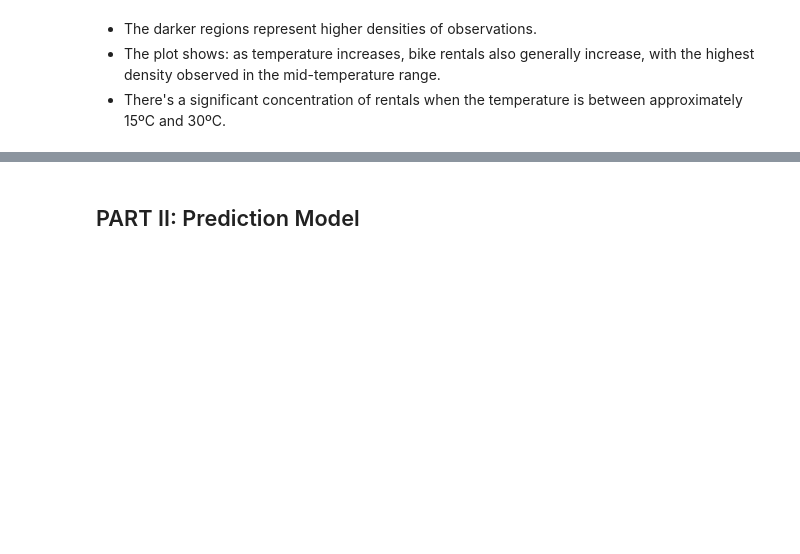
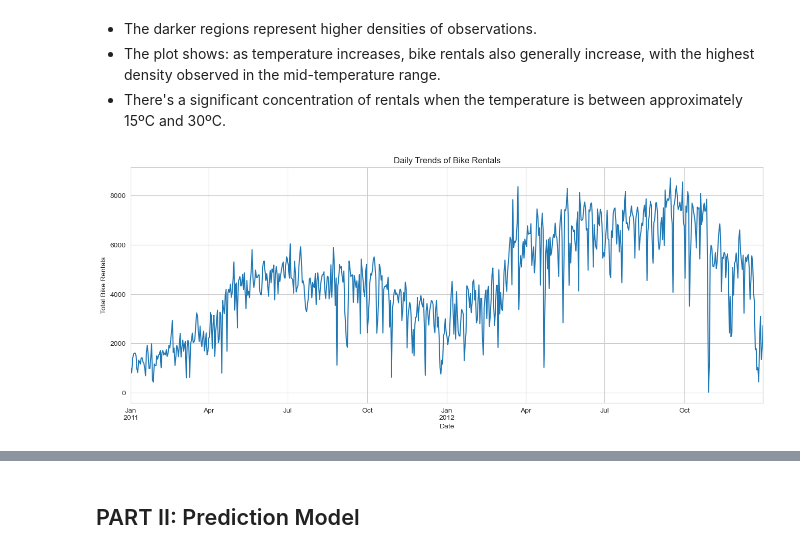
Before and after one commit to gor2000/PYTHON_II_GP, a Jupyter notebook: Group5_Notebook_Assignment2.ipynb, the cells around one changed output, grey strips where cells are left out. Saved outputs shown, nothing was run; the diff lists cells and outputs as text; code cells hidden in the pictures; blank space fills up the shorter version.

```diff
--- a/Group5_Notebook_Assignment2.ipynb
+++ b/Group5_Notebook_Assignment2.ipynb
@@ -148,3 +147,18 @@ del df['actual_temp']
 * The darker regions represent higher densities of observations.
 * The plot shows: as temperature increases, bike rentals also generally increase, with the highest density observed in the mid-temperature range.
 * There's a significant concentration of rentals when the temperature is between approximately 15ºC and 30ºC.
+# %%
+aux_data = df.copy()
+aux_data['aux_actual_temp'] = aux_data['temp'] * 41
+aux_data['aux_actual_atemp'] = aux_data['atemp'] * 50
+
+daily_trends = aux_data.groupby('dteday').sum()['cnt']
+
+plt.figure(figsize=(16, 6))
+daily_trends.plot()
+plt.title('Daily Trends of Bike Rentals')
+plt.xlabel('Date')
+plt.ylabel('Total Bike Rentals')
+plt.show()
+# %% [output]
+[figure, added]
```
Also changed, not shown: parts of 37 cells of this notebook, 1 other file.
